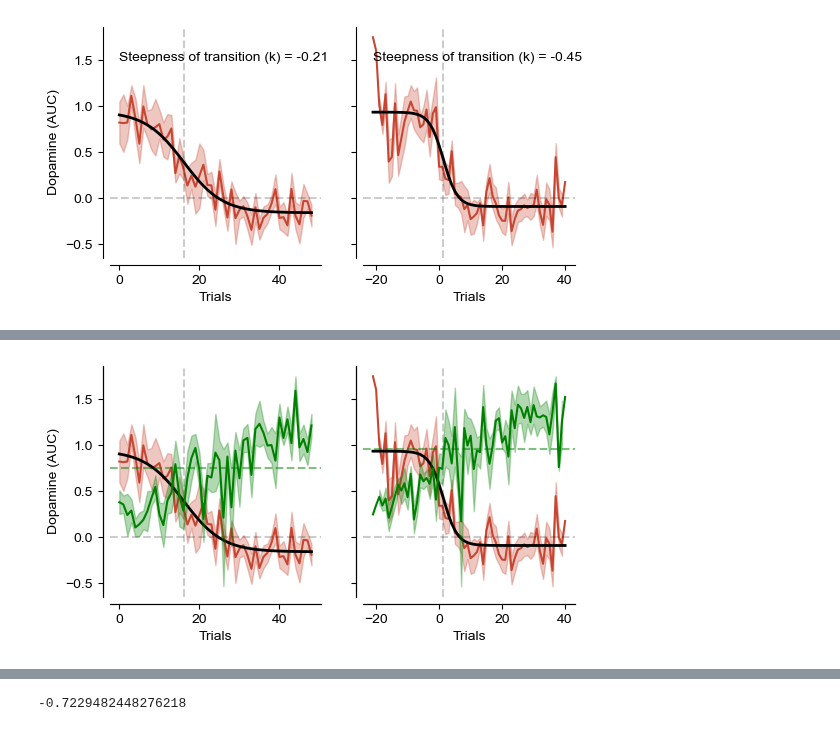
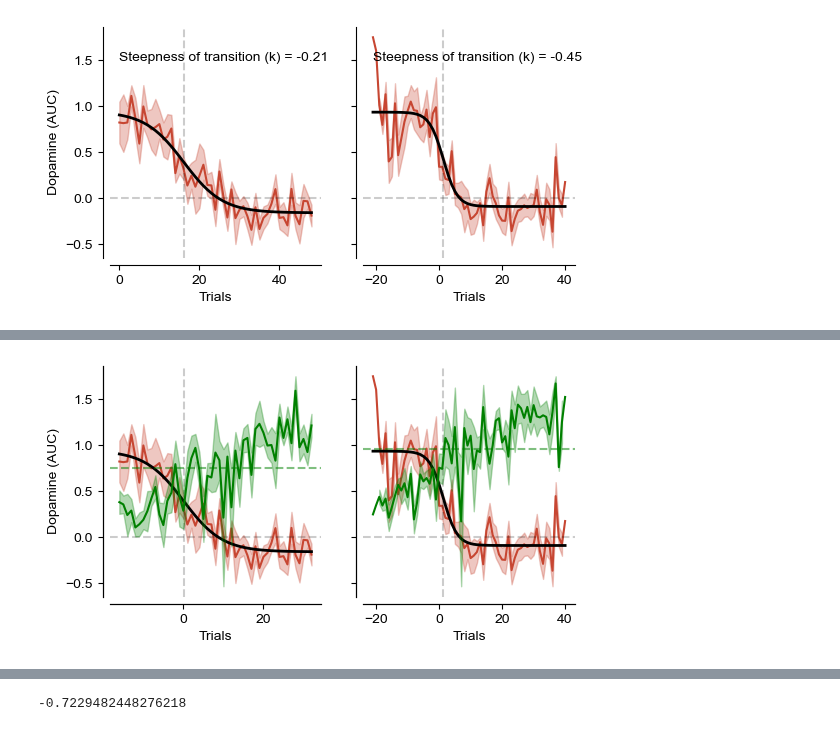
Before and after one commit to jaimemcc/bazzino, a Jupyter notebook: notebooks/realign_data_to_fits.ipynb, the cells around one changed output, grey strips where cells are left out. Cells and saved outputs as stored; diff of their text form; code cells hidden in the pictures.

```diff
--- a/notebooks/realign_data_to_fits.ipynb
+++ b/notebooks/realign_data_to_fits.ipynb
@@ -130,10 +114,12 @@ def plot_auc_and_sigmoid(df, column, ax=None, first_trial=0, include_steepness=T
     ax.set_ylabel("Dopamine (AUC)")
     ax.set_xlabel("Trials")
 
+    return popt
+
 
 f, ax = plt.subplots(ncols=2, figsize=(6, 3), sharey=True)
-plot_auc_and_sigmoid(z, "trial", ax=ax[0])
-plot_auc_and_sigmoid(z, "trial_aligned", ax=ax[1], first_trial=z.trial_aligned.min())
+popt_orig = plot_auc_and_sigmoid(z, "trial", ax=ax[0])
+popt_realigned = plot_auc_and_sigmoid(z, "trial_aligned", ax=ax[1], first_trial=z.trial_aligned.min())
 
 ax[1].set_ylabel("")
 
@@ -141,3 +127,10 @@ if savefigs:
     f.savefig(FIGSFOLDER / "realigned_transitions.png")
 # %% [output]
 [figure]
+# %%
+# shifts original AUC data based on fitted transition point
+transition = int(popt_orig[1])
+
+z = (z
+     .assign(trial_shifted=lambda df_: df_.trial.sub(transition))
+     )
@@ -148,33 +157,33 @@ def plot_realigned_behaviour(df, column, ax=None, first_trial=0):
         f, ax = plt.subplots(figsize=(3,3))
 
     mean = df.groupby(column).mean(numeric_only=True).auc_vel
     sd = df.groupby(column).std(numeric_only=True).auc_vel.values
     sem = sd / np.sqrt(len(df.id.unique()))
     x, y = (mean.index, mean.values)
 
     ax.plot(x, y, color="green")
     ax.fill_between(x, y-sem, y+sem, color="green", alpha=0.3)
 
     sns.despine(ax=ax, offset=5)
     ax.set_yticks([])
 
     # ax.set_ylabel("Dopamine (AUC)")
     # ax.set_xlabel("Trials")
 
 f, ax = plt.subplots(ncols=2, figsize=(6, 3), sharey=True)
-plot_auc_and_sigmoid(z, "trial", ax=ax[0], include_steepness=False)
+plot_auc_and_sigmoid(z, "trial_shifted", ax=ax[0], first_trial=z.trial_shifted.min(), include_steepness=False)
 plot_auc_and_sigmoid(z, "trial_aligned", ax=ax[1], first_trial=z.trial_aligned.min(), include_steepness=False)
 
 ax[1].set_ylabel("")
 
 ax2 = ax[0].twinx()
-plot_realigned_behaviour(z, "trial",ax=ax2)
+plot_realigned_behaviour(z, "trial_shifted",ax=ax2, first_trial=z.trial_shifted.min())
 ax2.axhline(0, color="green", linestyle="--", alpha=0.5)
 f.savefig(FIGSFOLDER / "realigned_transitions_behav1.png")
 
 ax3 = ax[1].twinx()
 plot_realigned_behaviour(z, "trial_aligned",ax=ax3, first_trial=z.trial_aligned.min())
 ax3.axhline(0, color="green", linestyle="--", alpha=0.5)
 f.savefig(FIGSFOLDER / "realigned_transitions_behav2.png")
 # %% [output]
-[figure, old version]
+[figure, new version]
```
Also changed, not shown: parts of 9 cells of this notebook, 1 other file.
